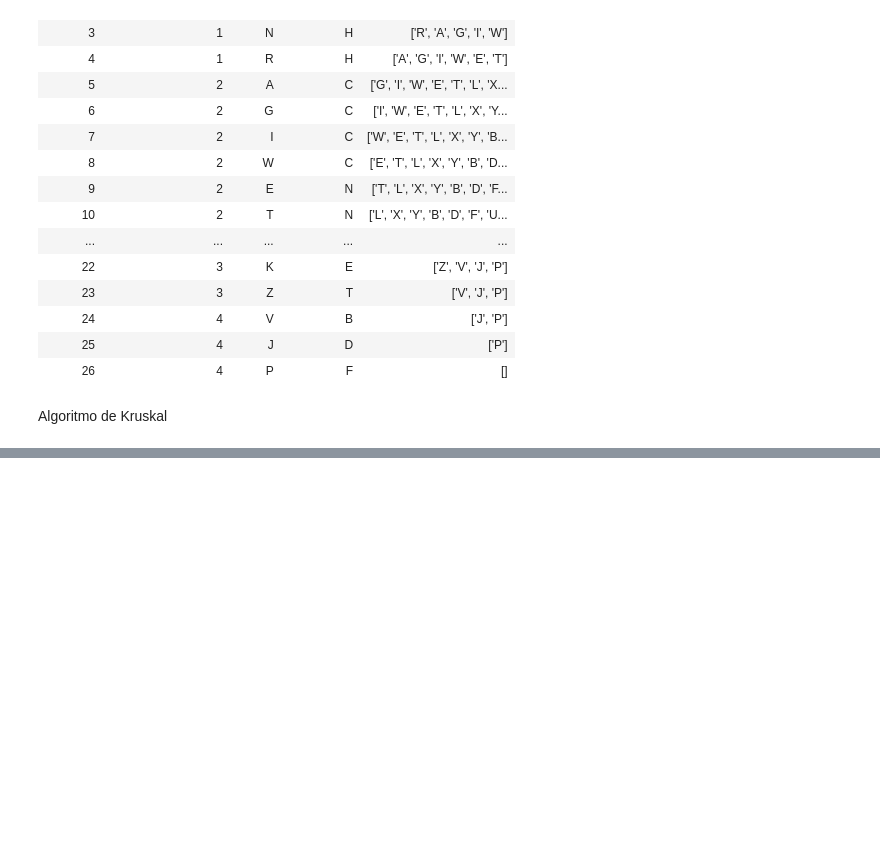
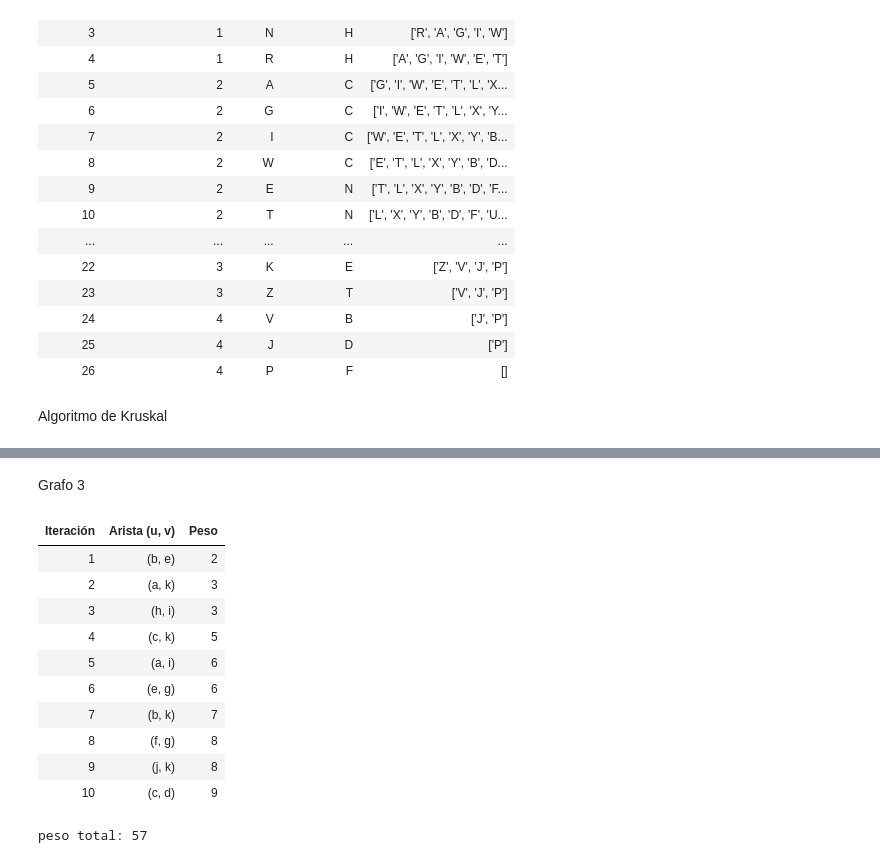
Before and after one commit to pepeul1191/grafos-estructuras-discretas, a Jupyter notebook: app.ipynb, the cells around one changed output, grey strips where cells are left out. Drawn from its saved outputs; the diff is of its cells as text; code cells hidden in the pictures; blank space fills up the shorter version.

```diff
--- a/app.ipynb
+++ b/app.ipynb
@@ -365,0 +430,35 @@ Resultado del algoritmo paso a paso:
+# %% [markdown]
+Grafo 3
+# %%
+grafo_3 = {
+    'a': [('b', 8), ('g', 9), ('h', 10), ('i', 6),('j', 12), ('k', 3)],
+    'b': [('a', 8), ('c', 10), ('e', 2),('k', 7)],
+    'c': [('b', 10), ('d', 9), ('k', 5)],
+    'd': [('c', 9), ('e', 13), ('f', 12)],
+    'e': [('b', 2), ('d', 13), ('f', 10),('g', 6)],
+    'f': [('d', 12), ('e', 10), ('g', 8)],
+    'g': [('a', 9), ('e', 6), ('f', 8),('h', 7)],
+    'h': [('a', 10), ('g', 7), ('i', 3)],
+    'i': [('a', 6), ('h', 3), ('j', 10)],
+    'j': [('a', 12), ('i', 10), ('k', 8)],
+    'k': [('a', 3), ('b', 7), ('j', 8),('c', 5)],
+}
+
+df, peso_total = kruskal(grafo_3)
+
+with pd.option_context("display.max_colwidth", None):
+    display(df.style.hide(axis="index"))
+print('peso total: '  + str(peso_total))
+# %% [output]
+| Iteración | Arista (u, v) | Peso |
+| 1 | (b, e) | 2 |
+| 2 | (a, k) | 3 |
+| 3 | (h, i) | 3 |
+| 4 | (c, k) | 5 |
+| 5 | (a, i) | 6 |
+| 6 | (e, g) | 6 |
+| 7 | (b, k) | 7 |
+| 8 | (f, g) | 8 |
+| 9 | (j, k) | 8 |
+| 10 | (c, d) | 9 |
+peso total: 57
```
Also changed, not shown: parts of 10 cells of this notebook, 1 other file.
